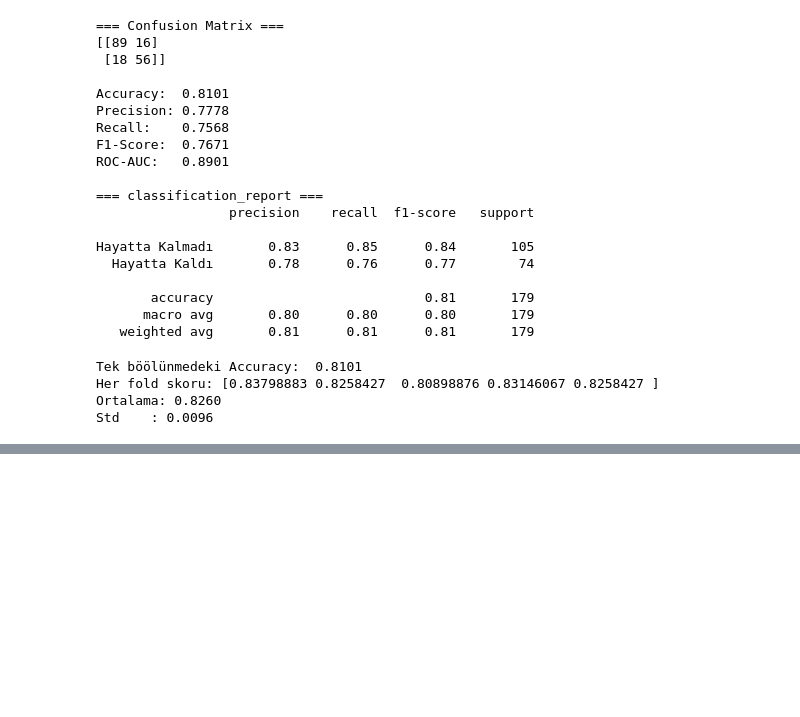
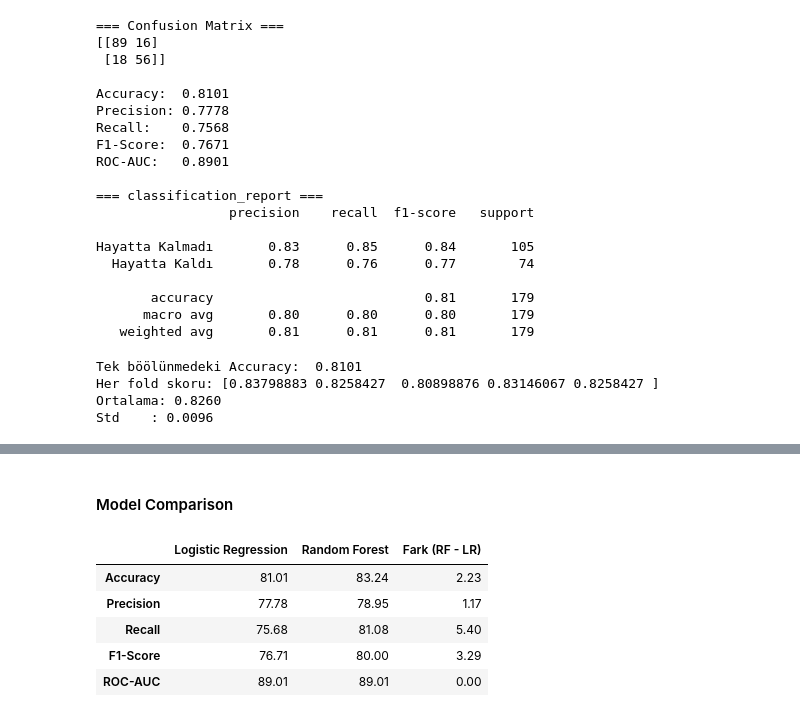
Before and after one commit to enesacarq/titanic-survival-prediction, a Jupyter notebook: titanic_survival_analysis.ipynb, the cells around one changed output, grey strips where cells are left out. Drawn from its saved outputs; the diff is of its cells as text; code cells hidden in the pictures; blank space fills up the shorter version.

Commit message:
add random forest and model comparison

```diff
--- a/titanic_survival_analysis.ipynb
+++ b/titanic_survival_analysis.ipynb
@@ -586,0 +638,30 @@ Std    : 0.0096
+# %% [markdown]
+#### Model Comparison
+# %%
+import pandas as pd
+from sklearn.metrics import (accuracy_score, precision_score, recall_score,
+                              f1_score, roc_auc_score)
+
+def metrikler(y_true, y_pred, y_proba):
+    return {
+        'Accuracy':  accuracy_score(y_true, y_pred),
+        'Precision': precision_score(y_true, y_pred),
+        'Recall':    recall_score(y_true, y_pred),
+        'F1-Score':  f1_score(y_true, y_pred),
+        'ROC-AUC':   roc_auc_score(y_true, y_proba),
+    }
+
+df = pd.DataFrame({
+    'Logistic Regression': metrikler(y_test, y_pred,    y_proba),
+    'Random Forest':       metrikler(y_test, y_pred_rf, y_proba_rf),
+})
+df = (df * 100).round(2)
+df['Fark (RF - LR)'] = (df['Random Forest'] - df['Logistic Regression']).round(2)
+df
+# %% [output]
+|  | Logistic Regression | Random Forest | Fark (RF - LR) |
+| Accuracy | 81.01 | 83.24 | 2.23 |
+| Precision | 77.78 | 78.95 | 1.17 |
+| Recall | 75.68 | 81.08 | 5.40 |
+| F1-Score | 76.71 | 80.00 | 3.29 |
+| ROC-AUC | 89.01 | 89.01 | 0.00 |
```
Also changed, not shown: parts of 2 cells of this notebook.
